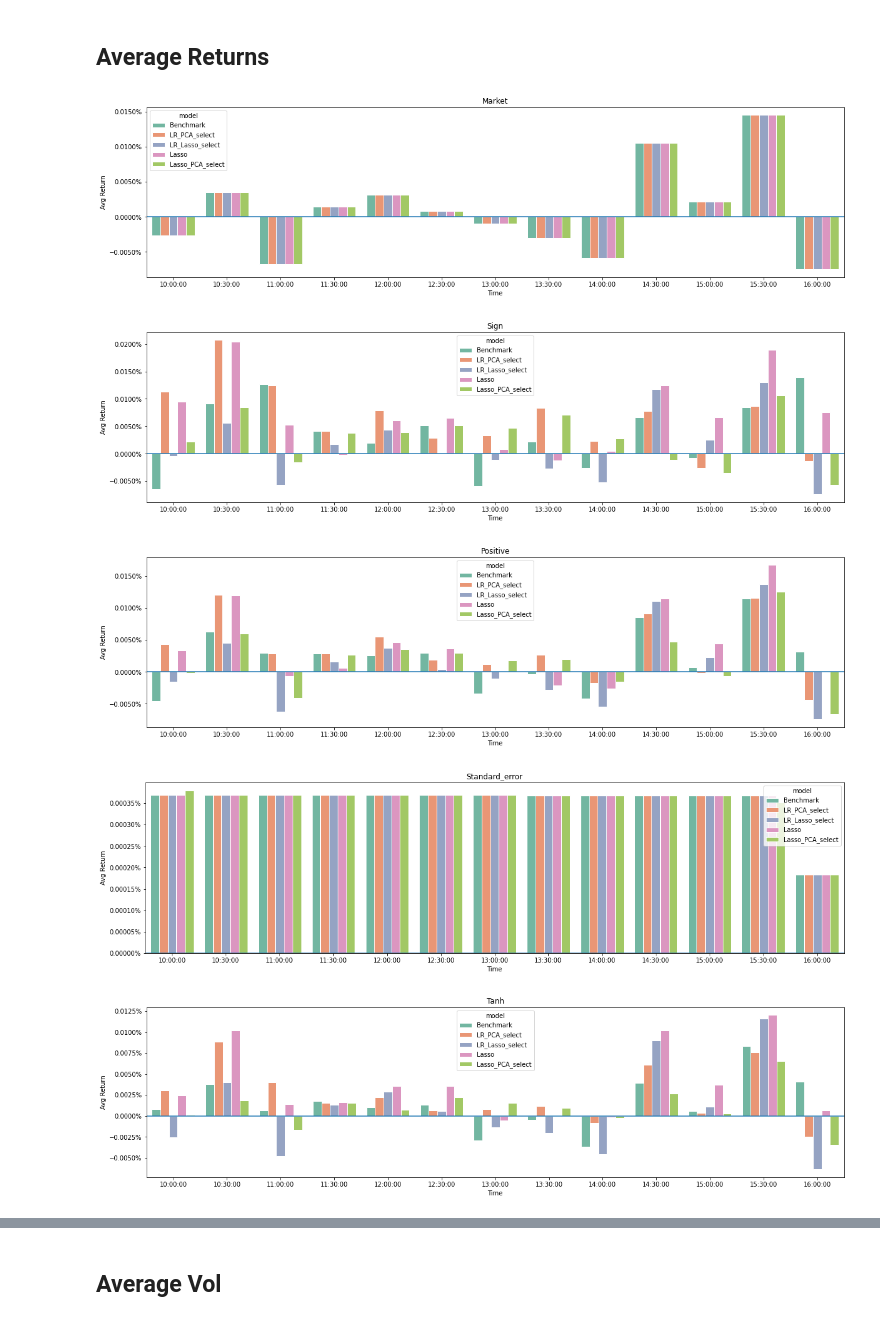
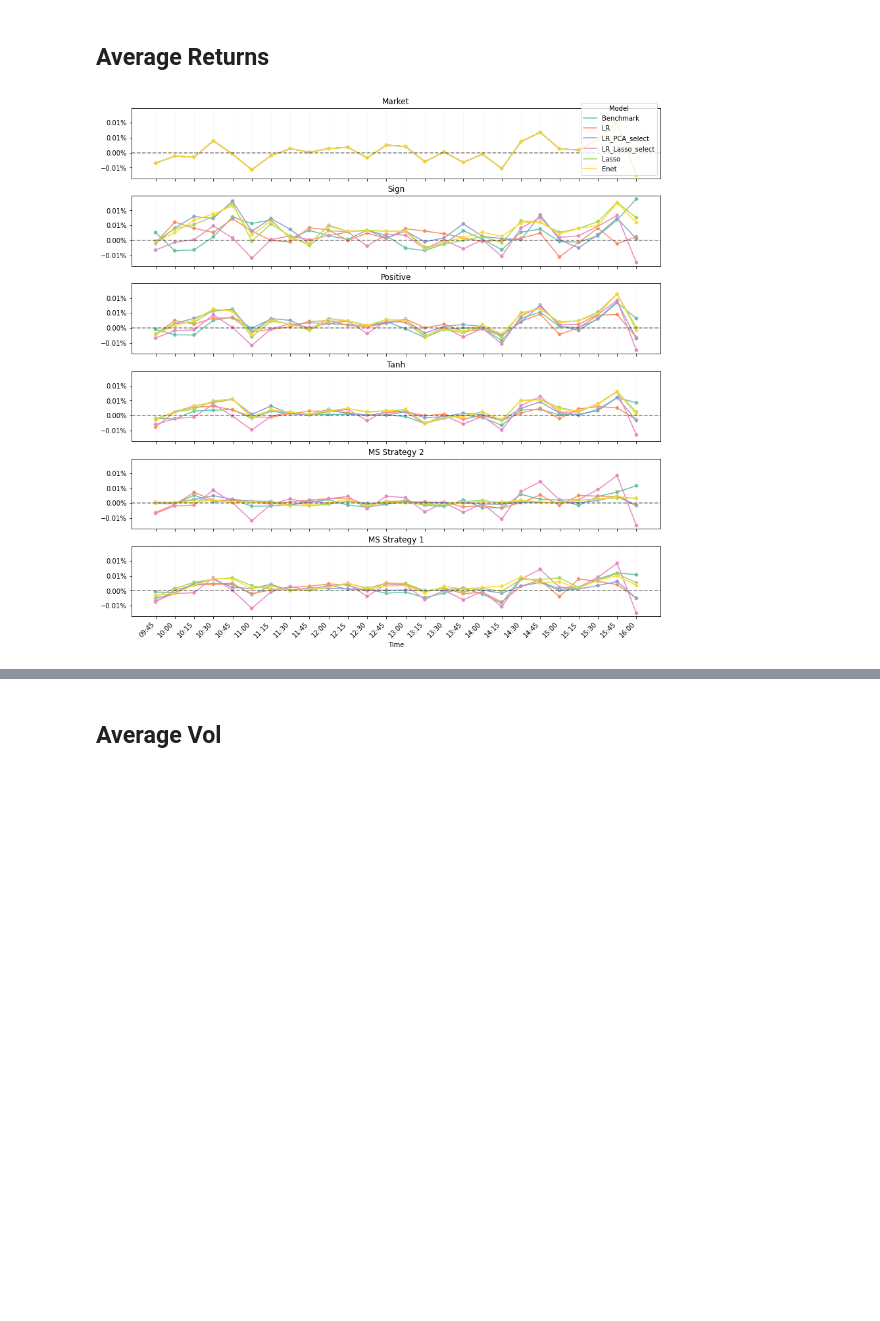
Before and after one commit to B277A/High-Freq-ML, a Jupyter notebook: code/results_analysis/study_diurnal_patterns.ipynb, the cells around one changed output, grey strips where cells are left out. Cells and saved outputs as stored; diff of their text form; code cells hidden in the pictures; blank space fills up the shorter version.

```diff
--- a/code/results_analysis/study_diurnal_patterns.ipynb
+++ b/code/results_analysis/study_diurnal_patterns.ipynb
@@ -44,0 +102,4 @@ model_name_list = [
+# %%
+# Define data
+trading_returns_df = oss_returns_all_df.copy()
+predicted_returns_df = oss_retpred_all_df.copy()
@@ -46,47 +141,40 @@ model_name_list = [
 ## Average Returns
 # %%
 # Plot patterns for each strategy
-for strategy in strategies_list:
+fig, axs = plt.subplots(figsize=(12, 12), nrows = len(strategies_list), sharex=True, sharey=True)
+
+for idx, strategy in enumerate(strategies_list):
 
     # Get returns for this strategy
-    strategy_trading_returns_df = trading_returns_df.swaplevel(0, 1, axis=1)[strategy][model_name_list]
+    strategy_trading_returns_df = trading_returns_df.swaplevel(0, 1, axis=1)[strategy][model_list]
 
-    # Aggregate to 30-min
+    # Aggregate to whatever frequency
     strategy_trading_returns_agg_df = strategy_trading_returns_df.groupby(
-        pd.Grouper(freq="30min")
+        pd.Grouper(freq="15min")
     ).sum()
     strategy_trading_returns_agg_df = strategy_trading_returns_agg_df.loc[
-        set(strategy_trading_returns_df.index).intersection(strategy_trading_returns_agg_df.index)
+        list(set(strategy_trading_returns_df.index).intersection(strategy_trading_returns_agg_df.index))
     ]
 
     # Get returns by time
-    strategy_trading_returns_agg_df["time"] = strategy_trading_returns_agg_df.index.time
+    strategy_trading_returns_agg_df["time"] = strategy_trading_returns_agg_df.index.strftime("%H:%M").astype(str)
 
     # Melt down for plotting
     strategy_trading_returns_agg_melt_df = (
         strategy_trading_returns_agg_df.groupby(["time"])
         .mean()
         .melt(ignore_index=False, var_name="model", value_name="average_return")
     )
 
-    fig, ax = plt.subplots(figsize=(20, 5))
-    sns.barplot(
-        x="time",
-        y="average_return",
-        hue="model",
-        palette="Set2",
-        edgecolor="w",
-        data=strategy_trading_returns_agg_melt_df.reset_index(),
-    )
-    plt.title(strategy)
-    plt.xlabel('Time')
-    plt.ylabel('Avg Return')
-    ax.axhline(0)
-    ax.yaxis.set_major_formatter(mtick.PercentFormatter(1))
-    plt.show()
+    plot_results(strategy_trading_returns_agg_melt_df, fig, axs[idx], 'average_return', 'Average Return', strategy)
+
+# Additional settings
+plt.xticks(rotation=45, ha = 'right')
+plt.tight_layout()
+fig.subplots_adjust(hspace=0.25)
+
+# Save
+filename = f"../../docs/exhibits/figures/diurnal_patterns_averagereturns.pdf"
+fig.savefig(filename)
 # %% [output]
-[figure, old version]
+[figure, new version]
-[figure, removed]
-[figure, removed]
-[figure, removed]
-[figure, removed]
```
Also changed, not shown: parts of 28 cells of this notebook, 21 other files.
